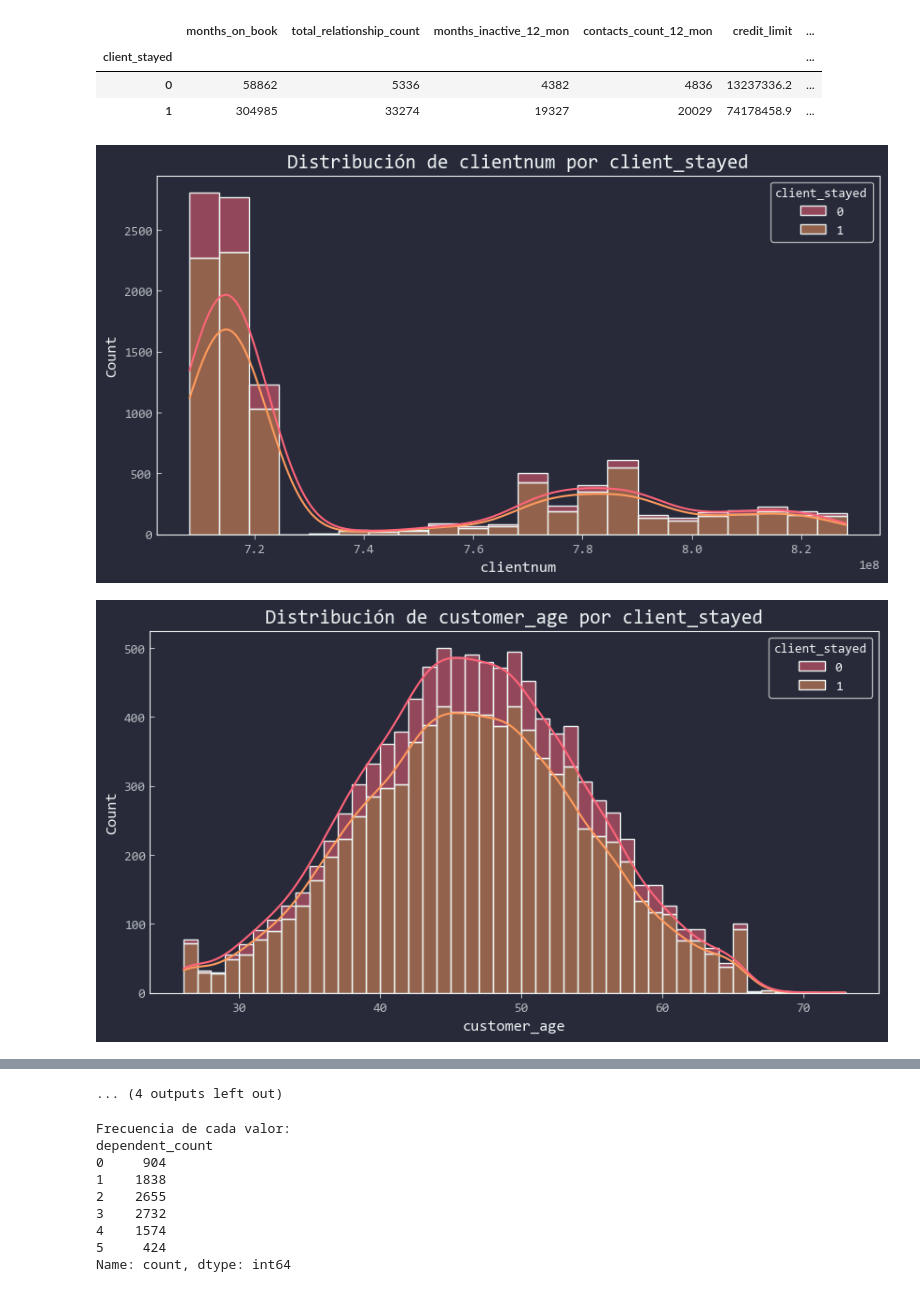
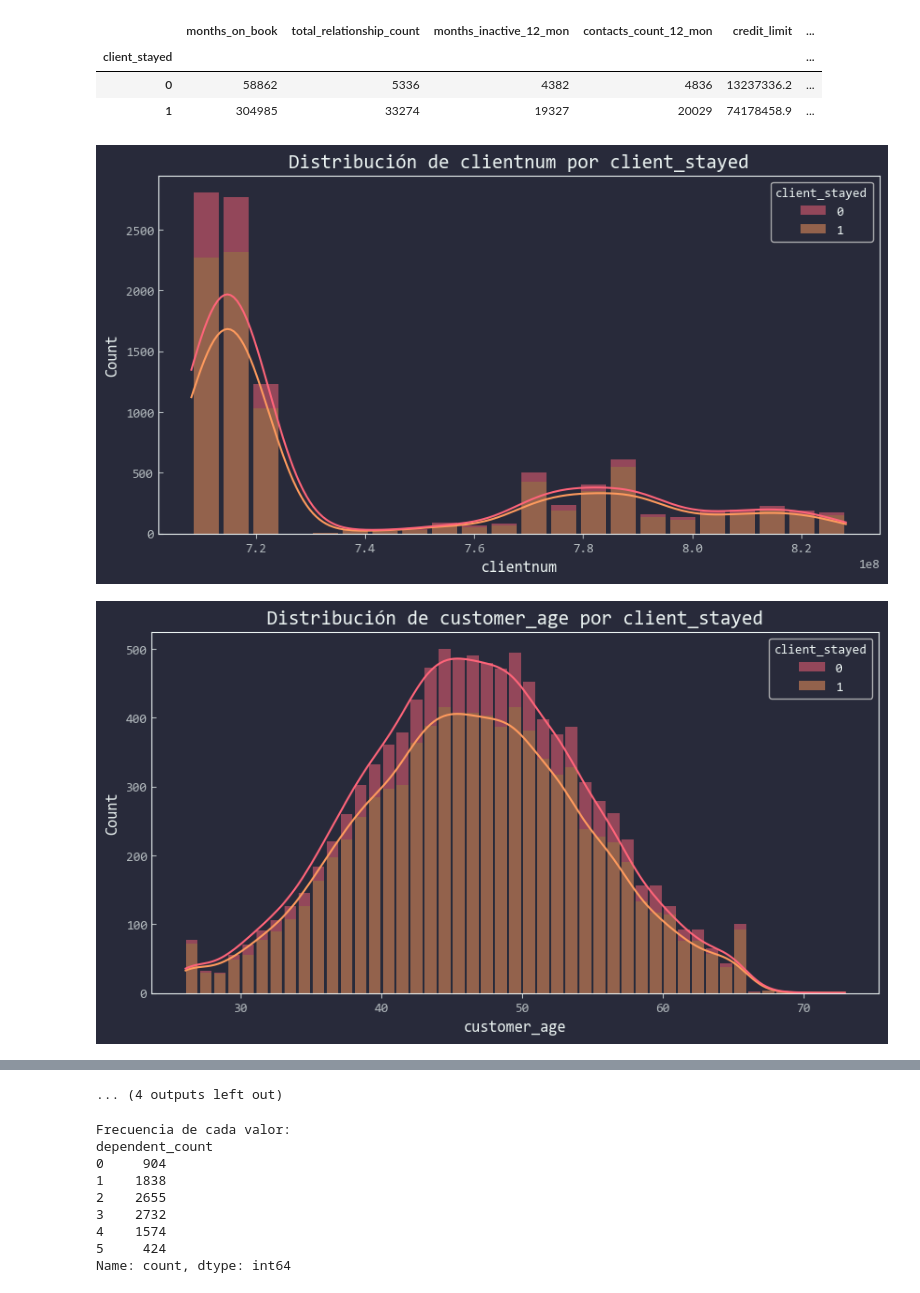
Before and after one commit to Toutl/Data-Processing-Laboratory, a Jupyter notebook: Examenes/III/02_eduardo.ipynb, the cells around one changed output, grey strips where cells are left out. Drawn from its saved outputs; the diff is of its cells as text; code cells hidden in the pictures.

```diff
--- a/Examenes/III/02_eduardo.ipynb
+++ b/Examenes/III/02_eduardo.ipynb
@@ -125,10 +125,10 @@ resultado
 # %%
 for column in df.columns:
     if column != 'client_stayed':
         plt.figure(figsize=(10, 5))
-        sns.histplot(data=df, x=column, hue='client_stayed', multiple='stack', kde=True)
+        sns.histplot(data=df, x=column, hue='client_stayed', multiple='stack', edgecolor='none',kde=True, shrink=0.85)
         plt.title(f'Distribución de {column} por client_stayed')
         plt.show()
 # %% [output]
-[figure, old version]
+[figure, new version]
-[figure, old version]
+[figure, new version]
```
Also changed, not shown: parts of 2 cells of this notebook.
